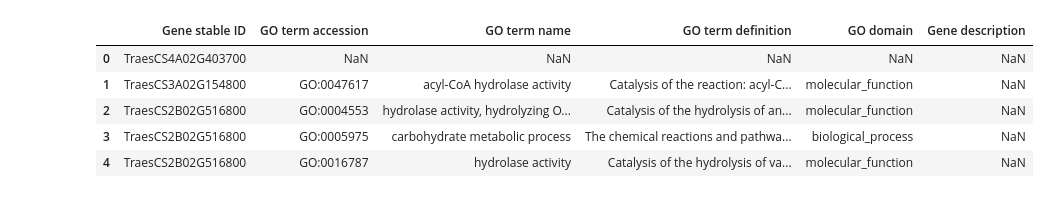
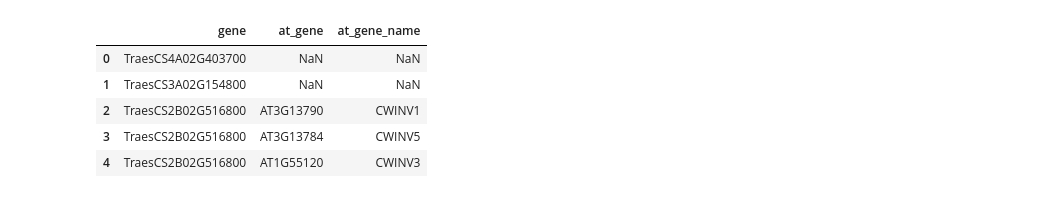
Before and after one commit to juancresc/mrcv, a Jupyter notebook: 5.1_cross_genes_sRNA.ipynb, the cells around one changed output. Saved outputs shown, nothing was run; the diff lists cells and outputs as text; code cells hidden in the pictures.

```diff
--- a/5.1_cross_genes_sRNA.ipynb
+++ b/5.1_cross_genes_sRNA.ipynb
@@ -41,10 +55,11 @@ df_res.head()
 # %%
-df_mart_traes = pd.read_csv('data/data/marts/mart_export_traes.txt', sep='\t')
-df_mart_traes.head()
+df_mart_traes_at = pd.read_csv('data/data/marts/mart_export_traes_at.txt', sep='\t')
+df_mart_traes_at.columns = ['gene','at_gene','at_gene_name']
+df_mart_traes_at.head()
 # %% [output]
-|  | Gene stable ID | GO term accession | GO term name | GO term definition | GO domain | Gene description |
-| 0 | TraesCS4A02G403700 | NaN | NaN | NaN | NaN | NaN |
-| 1 | TraesCS3A02G154800 | GO:0047617 | acyl-CoA hydrolase activity | Catalysis of the reaction: acyl-C... | molecular_function | NaN |
-| 2 | TraesCS2B02G516800 | GO:0004553 | hydrolase activity, hydrolyzing O... | Catalysis of the hydrolysis of an... | molecular_function | NaN |
-| 3 | TraesCS2B02G516800 | GO:0005975 | carbohydrate metabolic process | The chemical reactions and pathwa... | biological_process | NaN |
-| 4 | TraesCS2B02G516800 | GO:0016787 | hydrolase activity | Catalysis of the hydrolysis of va... | molecular_function | NaN |
+|  | gene | at_gene | at_gene_name |
+| 0 | TraesCS4A02G403700 | NaN | NaN |
+| 1 | TraesCS3A02G154800 | NaN | NaN |
+| 2 | TraesCS2B02G516800 | AT3G13790 | CWINV1 |
+| 3 | TraesCS2B02G516800 | AT3G13784 | CWINV5 |
+| 4 | TraesCS2B02G516800 | AT1G55120 | CWINV3 |
```
Also changed, not shown: parts of 17 cells of this notebook, 4 other files.
